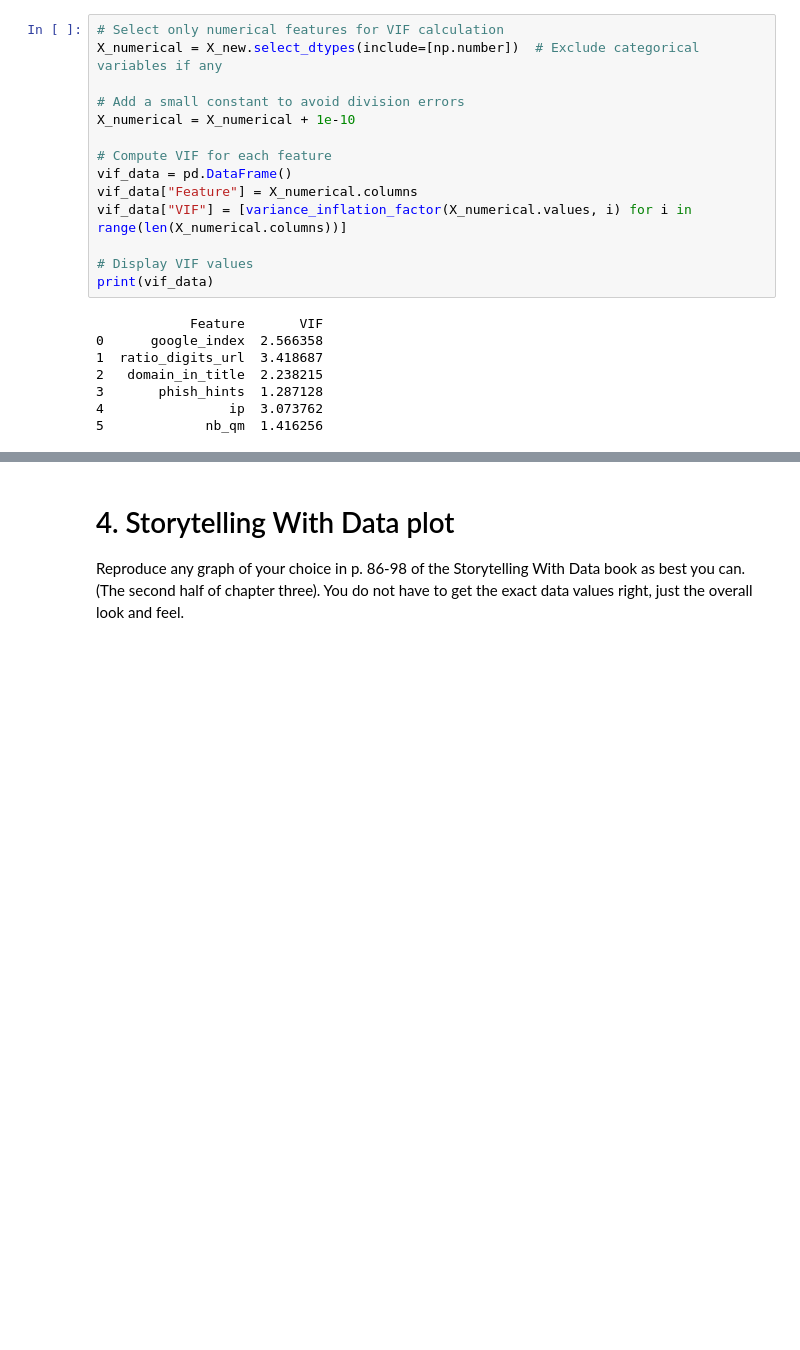
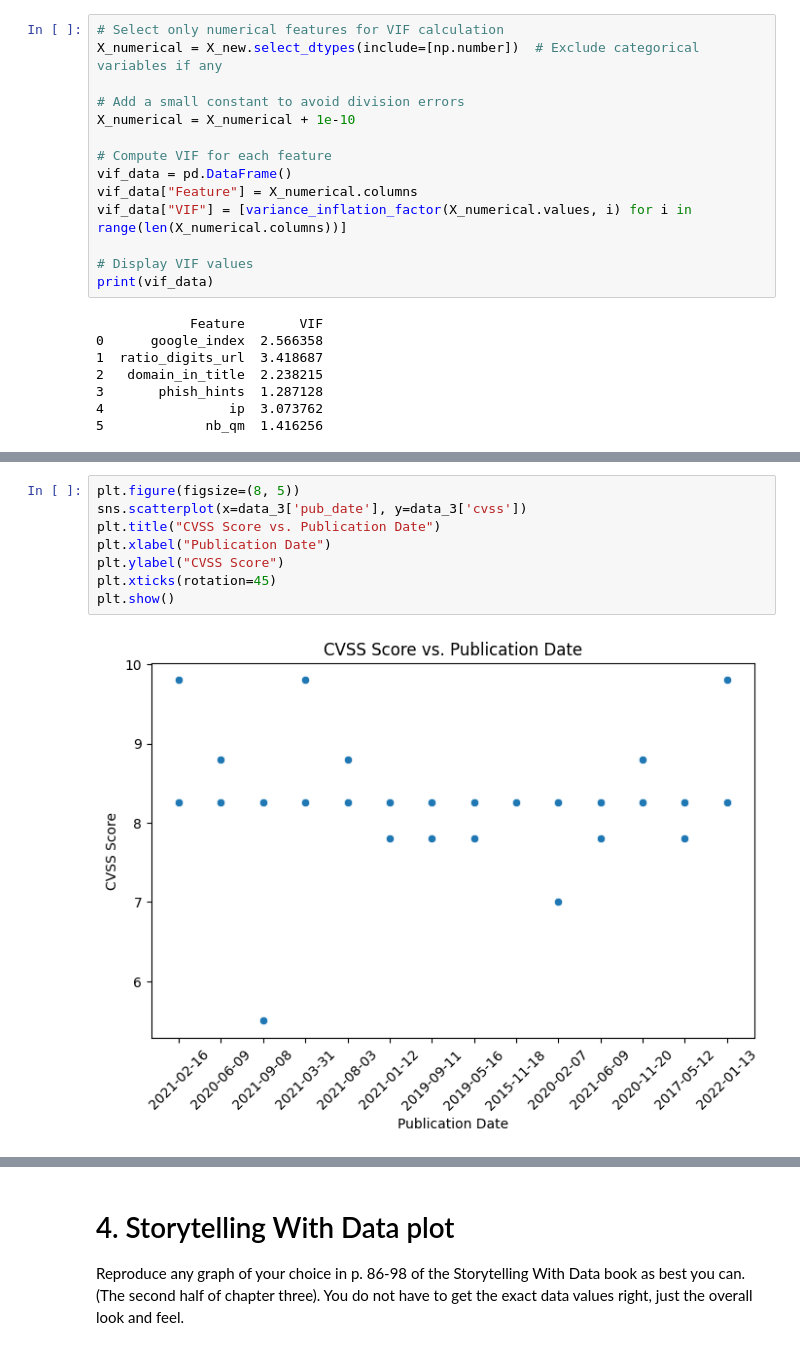
Before and after one commit to Rocking-Priya/2025-spring-B2, a Jupyter notebook: Week6.ipynb, the cells around one changed output, grey strips where cells are left out. Cells and saved outputs as stored; diff of their text form; blank space fills up the shorter version.

```diff
--- a/Week6.ipynb
+++ b/Week6.ipynb
@@ -583,0 +783,10 @@ Can you think of any confounding variables? (Third variables that could explain
+# %%
+plt.figure(figsize=(8, 5))
+sns.scatterplot(x=data_3['pub_date'], y=data_3['cvss'])
+plt.title("CVSS Score vs. Publication Date")
+plt.xlabel("Publication Date")
+plt.ylabel("CVSS Score")
+plt.xticks(rotation=45)
+plt.show()
+# %% [output]
+[figure, added]
```
Also changed, not shown: parts of 27 cells of this notebook.
